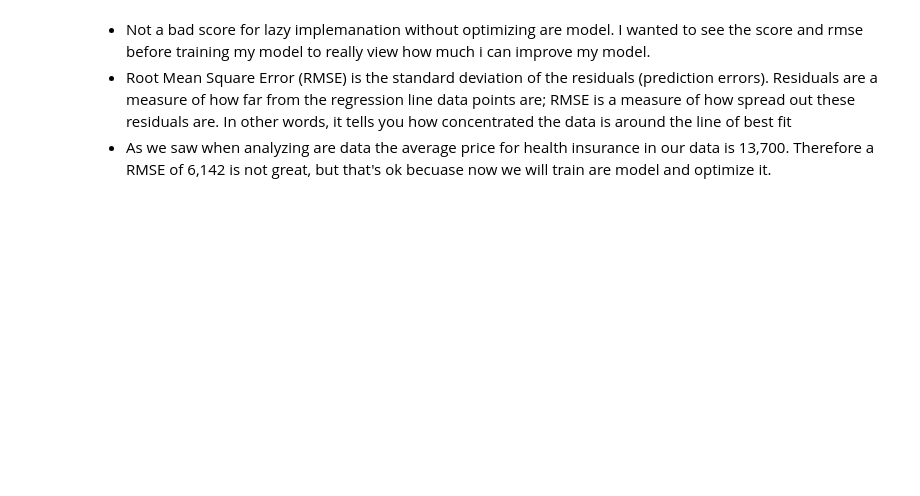
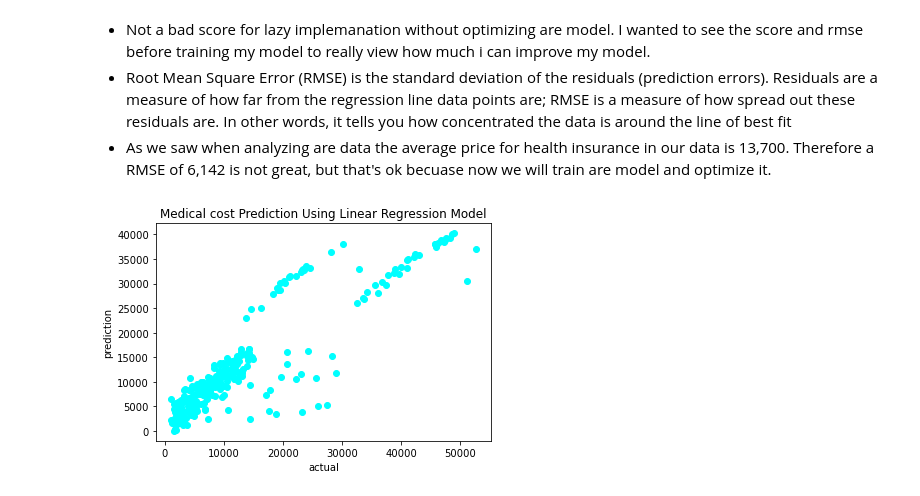
Before and after one commit to ShauliTaragin/ML-Sem1-Assignment, a Jupyter notebook: Regression Task.ipynb, the cells around one changed output. Saved outputs shown, nothing was run; the diff lists cells and outputs as text; code cells hidden in the pictures; blank space fills up the shorter version.

```diff
--- a/Regression Task.ipynb
+++ b/Regression Task.ipynb
@@ -257,0 +256,9 @@ linear regression mean squared error :  6142.440924408568
+# %%
+y_pred = Lin_reg.predict(x_test)
+pl.scatter(y_test,y_pred, color='cyan')
+pl.xlabel("actual")
+pl.ylabel("prediction")
+pl.title("Medical cost Prediction Using Linear Regression Model")
+pl.show()
+# %% [output]
+[figure, added]
```
Also changed, not shown: parts of 20 cells of this notebook.
